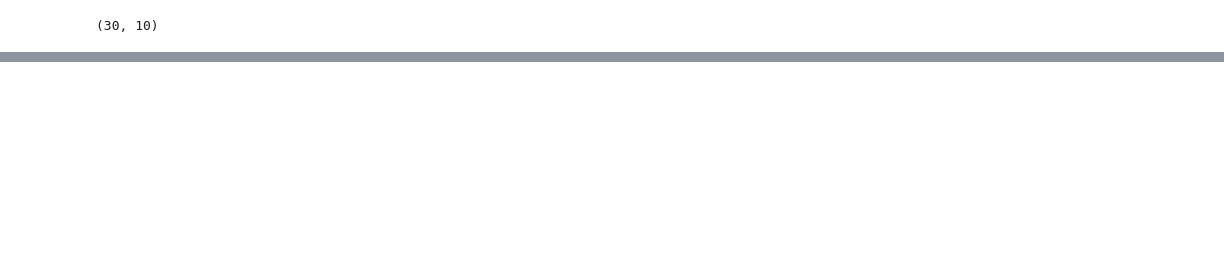
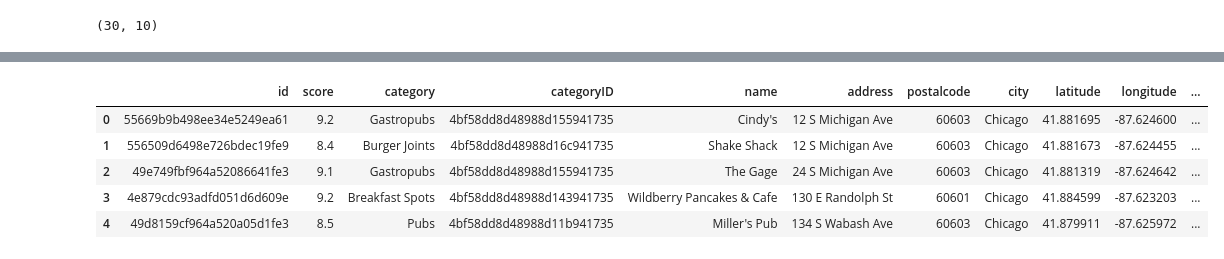
Before and after one commit to sunilsinghuk/Applied-Data-Science_Coursera, a Jupyter notebook: BattleOfTheNeighbourhoods.ipynb, the cells around one changed output, grey strips where cells are left out. Saved outputs shown, nothing was run; the diff lists cells and outputs as text; code cells hidden in the pictures; blank space fills up the shorter version.

```diff
--- a/BattleOfTheNeighbourhoods.ipynb
+++ b/BattleOfTheNeighbourhoods.ipynb
@@ -977,2 +997,11 @@ df_restaurant.shape
 # %%
 # Find the best place to eat at each of the top 10 locations
+# %%
+df_restaurant.head()
+# %% [output]
+|  | id | score | category | categoryID | name | address | postalcode | city | latitude | longitude | ... |
+| 0 | 55669b9b498ee34e5249ea61 | 9.2 | Gastropubs | 4bf58dd8d48988d155941735 | Cindy's | 12 S Michigan Ave | 60603 | Chicago | 41.881695 | -87.624600 | ... |
+| 1 | 556509d6498e726bdec19fe9 | 8.4 | Burger Joints | 4bf58dd8d48988d16c941735 | Shake Shack | 12 S Michigan Ave | 60603 | Chicago | 41.881673 | -87.624455 | ... |
+| 2 | 49e749fbf964a52086641fe3 | 9.1 | Gastropubs | 4bf58dd8d48988d155941735 | The Gage | 24 S Michigan Ave | 60603 | Chicago | 41.881319 | -87.624642 | ... |
+| 3 | 4e879cdc93adfd051d6d609e | 9.2 | Breakfast Spots | 4bf58dd8d48988d143941735 | Wildberry Pancakes & Cafe | 130 E Randolph St | 60601 | Chicago | 41.884599 | -87.623203 | ... |
+| 4 | 49d8159cf964a520a05d1fe3 | 8.5 | Pubs | 4bf58dd8d48988d11b941735 | Miller's Pub | 134 S Wabash Ave | 60603 | Chicago | 41.879911 | -87.625972 | ... |
```
Also changed, not shown: parts of 6 cells of this notebook, 3 other files.
